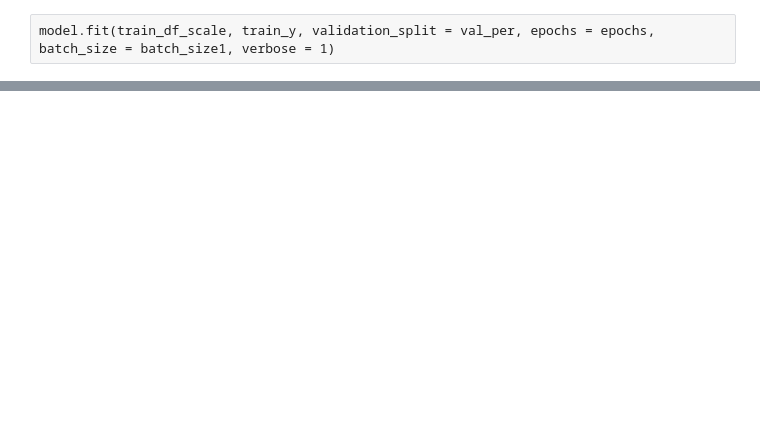
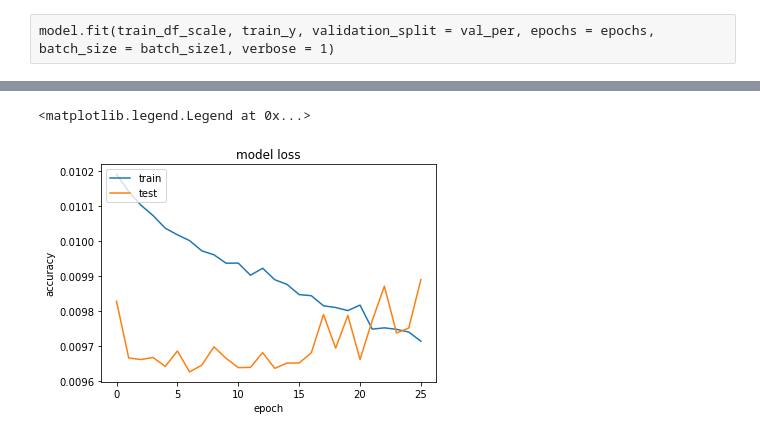
Before and after one commit to malctaylor15/Zillow_Kaggle, a Jupyter notebook: Analysis.ipynb, the cells around one changed output, grey strips where cells are left out. Saved outputs shown, nothing was run; the diff lists cells and outputs as text; code cells hidden in the pictures; blank space fills up the shorter version.

```diff
--- a/Analysis.ipynb
+++ b/Analysis.ipynb
@@ -128,30 +322,31 @@ import keras.backend as K
 # %%
 def R_square(y_true, y_pred):
-    SS_res = K.pow((y_true - y_pred),2)
-    SS_tot = K.pow((y_true - K.mean(y_true)),2)
+    print("True mean: ", K.mean(y_true))
+    print("Pred mean: ", K.mean(y_pred))
+    SS_res = K.sum(K.pow((y_true - y_pred),2))
+    SS_tot = K.sum(K.pow((y_true - K.mean(y_true)),2))
     return (1-(SS_res/SS_tot))
 # %%
-def create_model(learning_rate = 0.005, decay_rate = 0.001, momentum1 = 0.8, init1 = "uniform", act1 = "relu",
-                act2 = "tanh"):
+# Hard coded input size
+def create_model(init1 = "normal", act1 = "relu", act2 = "relu"):
     model = Sequential()
-    model.add(Dense(52, input_dim = train_df_scale.shape[1], kernel_initializer = init1, activation=act1))
+    model.add(Dense(93, input_dim = 93, kernel_initializer = init1, activation=act1))
     model.add(Dropout(0.2))
-    model.add(Dense(100,kernel_initializer = init1, activation = act1))
-    model.add(Dropout(0.5))
-    model.add(Dense(26, kernel_initializer = init1, activation = act2))
-    model.add(Dense(4, kernel_initializer = init1, activation = act2))
+    model.add(Dense(50, kernel_initializer = init1, activation = act2))
+    model.add(Dense(10, kernel_initializer = init1, activation = act2))
     model.add(Dense(1, kernel_initializer= "normal", activation='linear'))
-
-    sgd = SGD(lr = learning_rate, momentum = momentum1, decay = decay_rate, nesterov = False )
-    model.compile(loss = 'mae', optimizer = sgd, metric = [R_square])
+    model.compile(loss = 'mse', optimizer = 'adam', metrics = [R_square, 'mae'])
     return model
 # %%
-filepath="weights.best.hdf5"
-checkpoint = ModelCheckpoint(filepath, monitor='mae', verbose=1, save_best_only=True, mode='max')
-stopping= EarlyStopping(monitor = 'loss', patience  = 3, mode = "max")
-callbacks_list = [stopping]
+#filepath="weights.best.hdf5"
+#checkpoint = ModelCheckpoint(filepath, monitor='mae', verbose=1, save_best_only=True, mode='max')
+stopping= EarlyStopping(monitor = 'R_square', patience  = 3, mode = "max")
+tensorboard1 = TensorBoard(log_dir="C:/Users/board/Desktop/Kaggle/TensorBoard_Logs/Zillow/{}".format(time()),\
+                           histogram_freq=1, write_graph= True, write_images = True)
+callbacks_list = [stopping]#, tensorboard1]
 # %% [raw]
 model.fit(train_df_scale, train_y, validation_split = val_per, epochs = epochs, batch_size = batch_size1, verbose = 1)
 # %%
-model2 = create_model().fit(train_df_scale, train_y, epochs = 20, validation_split = 0.2, batch_size = 30,
+# Remember to check input size
+model2 = create_model().fit(train_df_modeling.values, train_y.values, epochs = 50, validation_split = 0.2, batch_size = 30,
                             callbacks = callbacks_list, verbose = 1)
@@ -159,0 +375,10 @@ print(model2.history.keys())
+# %%
+plt.plot(model2.history['loss'])
+plt.plot(model2.history['val_loss'])
+plt.title('model loss')
+plt.ylabel('accuracy')
+plt.xlabel('epoch')
+plt.legend(['train', 'test'], loc='upper left')
+# %% [output]
+<matplotlib.legend.Legend at 0x...>
+[figure, added]
```
Also changed, not shown: parts of 61 cells of this notebook.
